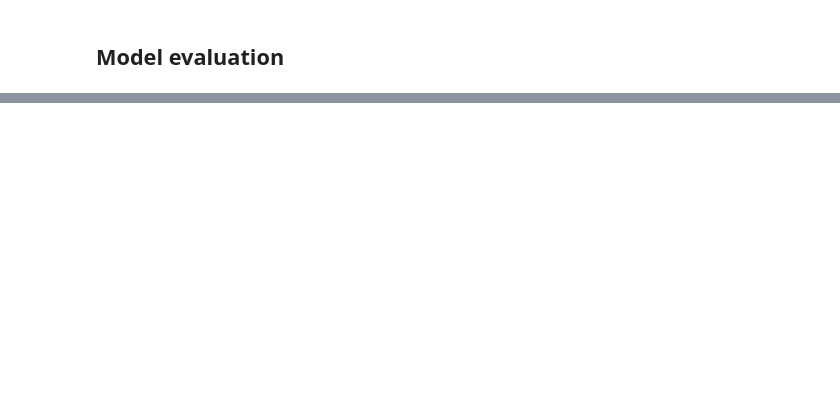
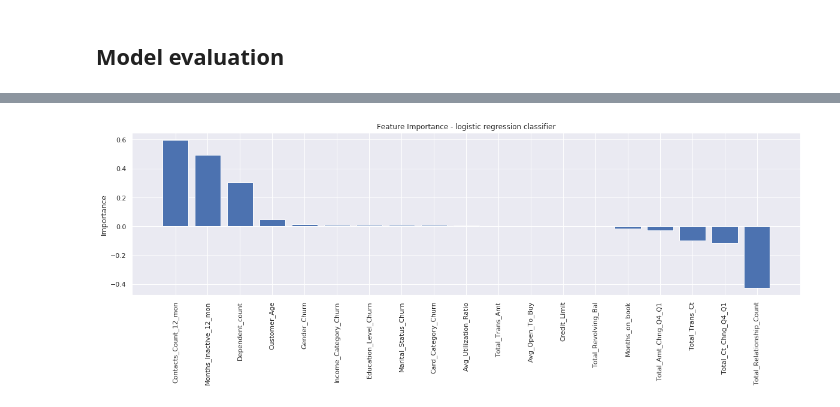
Before and after one commit to biddy1618/udacity-machine-learning-devops-engineer, a Jupyter notebook: Predict Customer Churn with Clean Code/churn_notebook.ipynb, the cells around one changed output, grey strips where cells are left out. Saved outputs shown, nothing was run; the diff lists cells and outputs as text; code cells hidden in the pictures; blank space fills up the shorter version.

```diff
--- a/Predict Customer Churn with Clean Code/churn_notebook.ipynb
+++ b/Predict Customer Churn with Clean Code/churn_notebook.ipynb
@@ -290,5 +437,5 @@ joblib.dump(lrc, './models/logistic_model.pkl')
 # %%
 rfc_model = joblib.load('./models/rfc_model.pkl')
-lr_model = joblib.load('./models/logistic_model.pkl')
+lr_model = joblib.load('./models/lrc_model.pkl')
 # %%
 lrc_plot = plot_roc_curve(lr_model, X_test, y_test)
@@ -335,3 +490,29 @@ plt.show()
+# %%
+# Calculate feature importances for logistic regression classifier
+importances = lr_model.coef_[0]
+# Sort feature importances in descending order
+indices = np.argsort(importances)[::-1]
+
+# Rearrange feature names so they match the sorted feature importances
+names = [X.columns[i] for i in indices]
+
+# Create plot
+plt.figure(figsize = (20, 5))
+
+# Create plot title
+plt.title("Feature Importance - logistic regression classifier")
+plt.ylabel('Importance')
+
+# Add bars
+plt.bar(range(X.shape[1]), importances[indices])
+
+# Add feature names as x-axis labels
+plt.xticks(range(X.shape[1]), names, rotation = 90)
+plt.show()
+# To save the plot
+# plt.savefig('feature_importance.png')
+# %% [output]
+[figure, added]
 # %%
 plt.rc('figure', figsize=(5, 5))
 #plt.text(0.01, 0.05, str(model.summary()), {'fontsize': 12}) old approach
```
Also changed, not shown: parts of 29 cells of this notebook.
